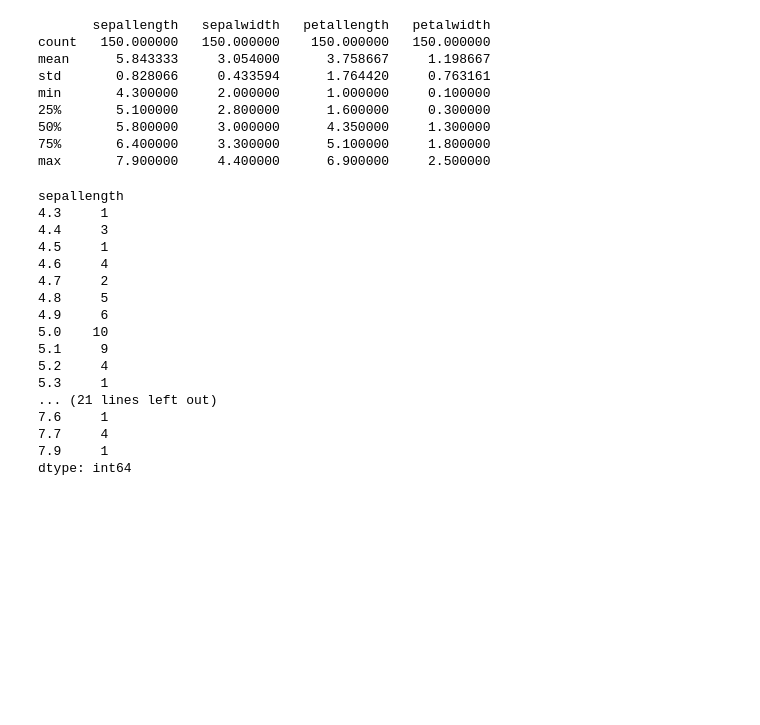
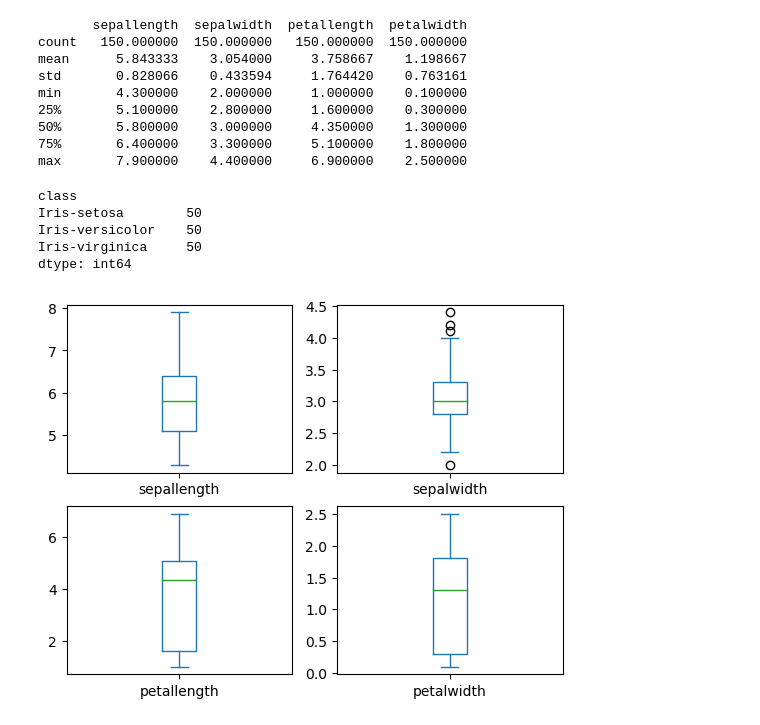
Before and after one commit to CRodriguezEc/TIA_EjmClaseTema_03, a Jupyter notebook: dsNB-IrisSetosa.ipynb, the cells around one changed output. Drawn from its saved outputs; the diff is of its cells as text; code cells hidden in the pictures; blank space fills up the shorter version.

```diff
--- a/dsNB-IrisSetosa.ipynb
+++ b/dsNB-IrisSetosa.ipynb
@@ -34,21 +39,20 @@ max       7.900000     4.400000      6.900000     2.500000
 # %%
 #   Distribucion por clases
-df.groupby('sepallength').size()
+print( df.groupby('class').size() )
 # %% [output]
-sepallength
-4.3     1
-4.4     3
-4.5     1
-4.6     4
-4.7     2
-4.8     5
-4.9     6
-5.0    10
-5.1     9
-5.2     4
-5.3     1
-... (21 lines left out)
-7.6     1
-7.7     4
-7.9     1
+class
+Iris-setosa        50
+Iris-versicolor    50
+Iris-virginica     50
 dtype: int64
+# %%
+#   Creamos un diagrama de cajas (revisar la distribucion de los datos por cada atributo)
+df.plot( kind='box'
+        ,   subplots=True
+        ,   layout=(2, 2)
+        ,   sharex=False
+        ,   sharey=False )
+
+plt.show()
+# %% [output]
+[figure, added]
```
Also changed, not shown: parts of 3 cells of this notebook.
